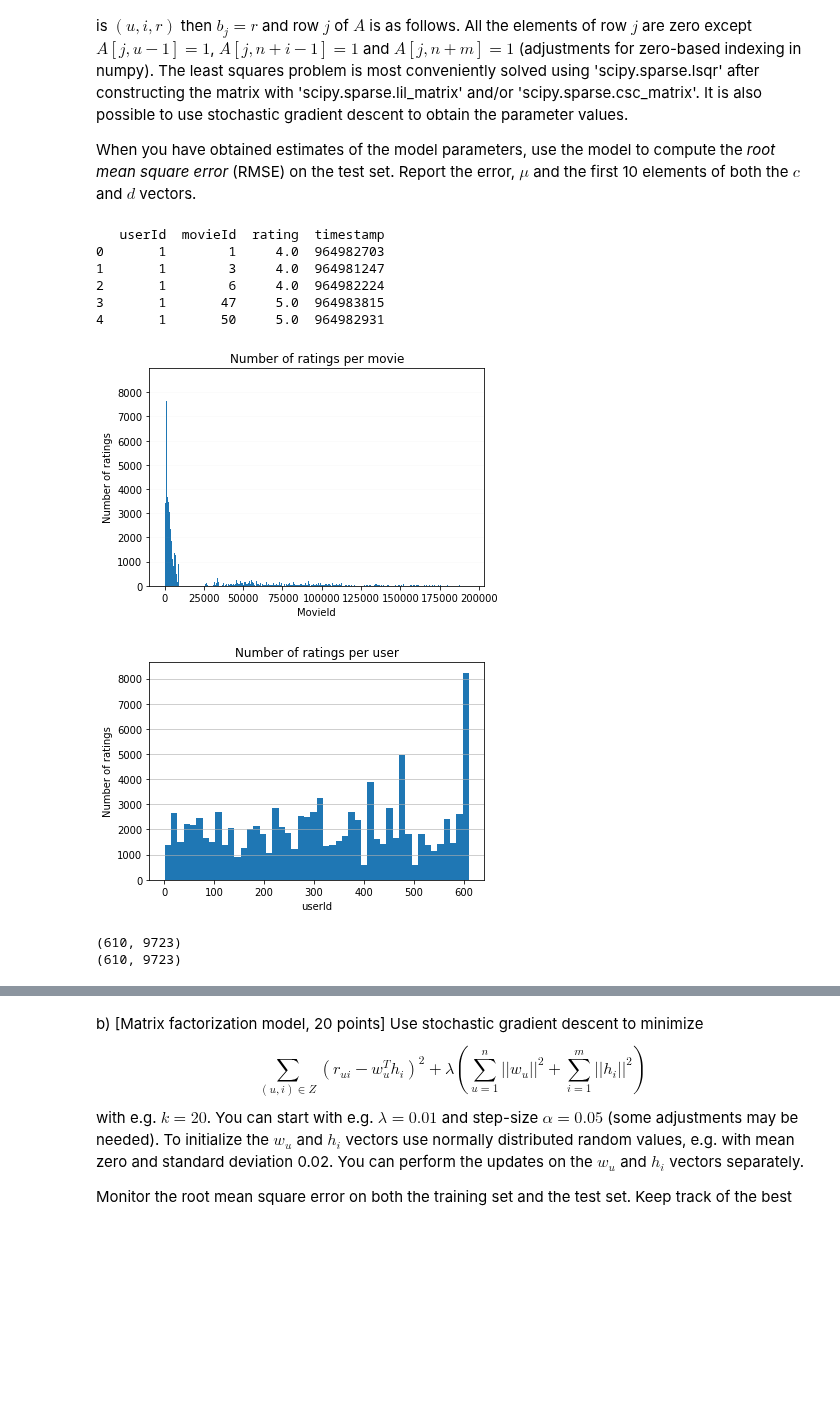
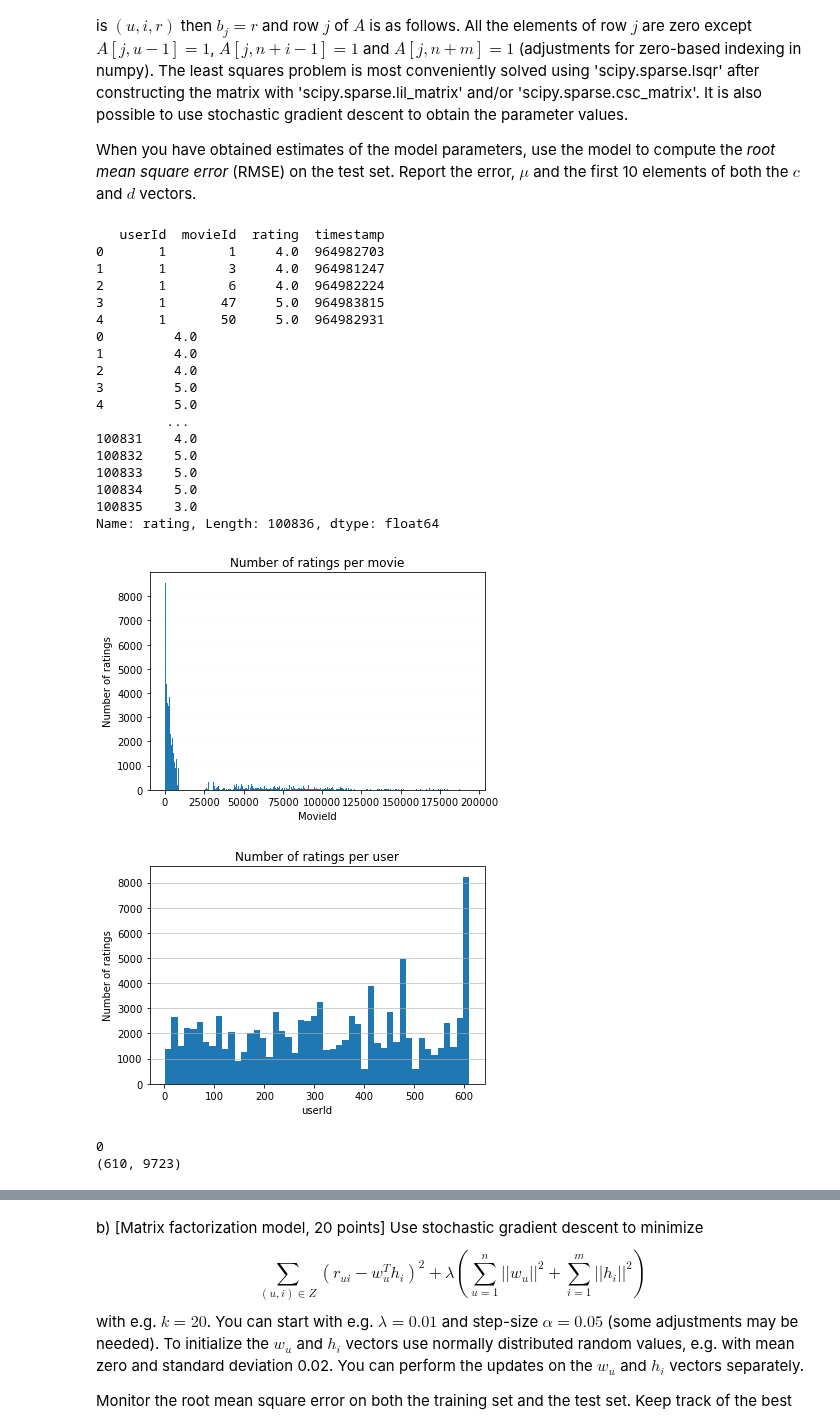
Before and after one commit to alli959/artificial-intelligence, a Jupyter notebook: hw06/hw06.ipynb, the cells around one changed output, grey strips where cells are left out. Saved outputs shown, nothing was run; the diff lists cells and outputs as text; code cells hidden in the pictures; blank space fills up the shorter version.

```diff
--- a/hw06/hw06.ipynb
+++ b/hw06/hw06.ipynb
@@ -21,19 +21,25 @@ Run $k$-means with different values of $k$, e.g. $k=2,5,8$ and investigate your
 2) There are many ways to explore your results. For example, you could print the titles of selected articles in a cluster. Alternatively, you could ﬁnd a topic’s most common words by ordering `dictionary` by the size of its centroid’s entries. A larger entry for a word implies it was more common in articles from that topic.
 # %%
 import numpy as np
+from sklearn.feature_extraction.text import CountVectorizer
 import matplotlib.pyplot as plt
 from sklearn.cluster import KMeans
 import pandas as pd
 
 data = np.load('./../homework05/wikipedia_corpus.npz', allow_pickle=True)
+
 dictionary = data["dictionary"]
 article_titles = data["article_titles"]
 article_histograms = data["article_histograms"] #Data matrix
 
-k = 32 #number of clusters
+
+
+
+
+k = 18 #number of clusters
 max_words = 5
 
-kmeans = KMeans(n_clusters = k, init='random', random_state = 42)
+kmeans = KMeans(n_clusters = k,algorithm ="full", random_state = 42, max_iter = 2000)
 kmeans.fit(article_histograms)
 centers = kmeans.cluster_centers_
 labels = kmeans.labels_
@@ -42,7 +48,7 @@ wordsInCluster = []
 importanceIndex = []
 #get the 5 top words for each cluster
 for i in range(k):
-    importance_sorted = np.argsort(centers[i])[:max_words]
+    importance_sorted = np.argsort(centers[i])[::-1][:max_words]
     importanceIndex.append(importance_sorted)
     words = [dictionary[j] for j in importance_sorted]
     wordsInCluster.append(words)
@@ -76,6 +82,20 @@ for i in range(len(wordsInCluster)):
     print("Top 5 words in cluster" + str(i+1) +'\n')
     print(wordsInCluster[i])
     print('\n')
+
+#Deleting data to preserve memory space
+
+del data
+del dictionary
+del article_titles
+del article_histograms
+
+del kmeans
+del centers
+del labels
+
+del wordsInCluster
+del importanceIndex
 # %% [output]
 titles in cluster: 1
 
@@ -152,6 +172,9 @@ import operator
 import numpy as np
 import pandas as pd
 import matplotlib.pyplot as plt
+from scipy.sparse.linalg import lsqr
+from scipy.sparse import csc_matrix
+
 
 
 path = 'ml-latest-small' # 100K ratings
@@ -161,6 +184,8 @@ print(df_ratings.head())
 userId = df_ratings['userId']
 movieId = df_ratings['movieId']
 rating = df_ratings['rating']
+
+print(rating)
 
 userUnique = np.unique(userId)
 
@@ -210,43 +235,62 @@ for i in range(len(avgUsers)):
 movieDict = {}
 movieRating = {}
 
+print(len(movieRating))
+
 for i in range(len(movieId)):
     if movieId[i] in movieDict:
         movieDict[movieId[i]].append(rating[i])
     else:
         movieDict[movieId[i]] = [rating[i]]
 
 #now we have all ratings for each movie, let's create movieRating
 for i in range(max(movieId)):
     if i in movieDict:
         movieRating[i] = sum(movieDict[i])/len(movieDict[i])
 
 
 d = np.ones(len(movieRating))
 #now we can create d
 j = 0
 for i in movieRating:
-    d_dict[j] = movieRating[i] - avg
+    d[j] = movieRating[i] - avg
     j += 1
 
 
 #now let's create the model
 model = np.ones(len(c)*len(d)).reshape(len(c),len(d)) #where It's (number of users)x(number of movies)
 print(model.shape)
 for i in range(len(c)):
     for j in range(len(d)):
-        model[i,j] = 1*(avg + c[i] + d[i])
+        model[i,j] = 1*(avg + c[i] + d[j])
 
 
-#now
+
+
+
+del movieId
+del userId
+del rating
 # %% [output]
    userId  movieId  rating  timestamp
 0       1        1     4.0  964982703
 1       1        3     4.0  964981247
 2       1        6     4.0  964982224
 3       1       47     5.0  964983815
 4       1       50     5.0  964982931
+0         4.0
+1         4.0
+2         4.0
+3         5.0
+4         5.0
+         ...
+100831    4.0
+100832    5.0
+100833    5.0
+100834    5.0
+100835    3.0
+Name: rating, Length: 100836, dtype: float64
-[figure, old version]
+[figure, new version]
 [figure]
+0
 (610, 9723)
-(610, 9723)
```
Also changed, not shown: parts of 2 cells of this notebook, 1 other file.
